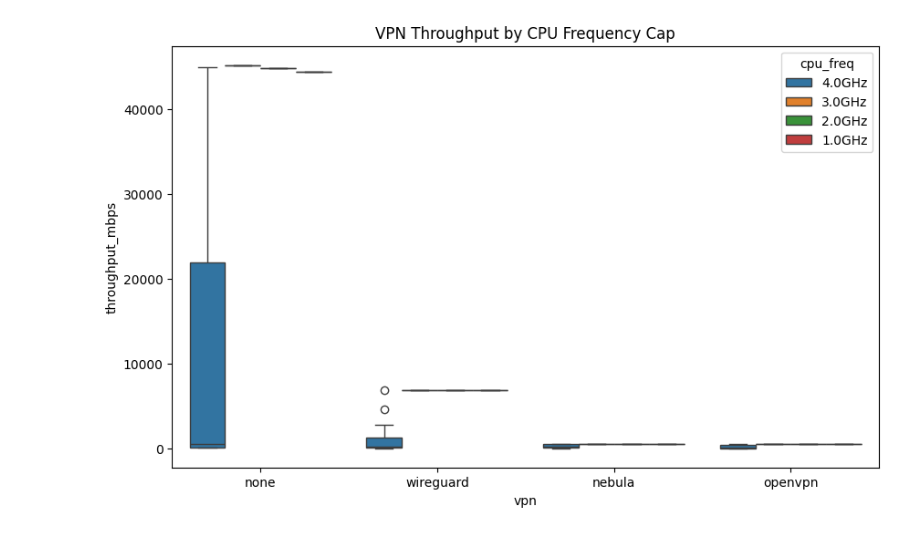
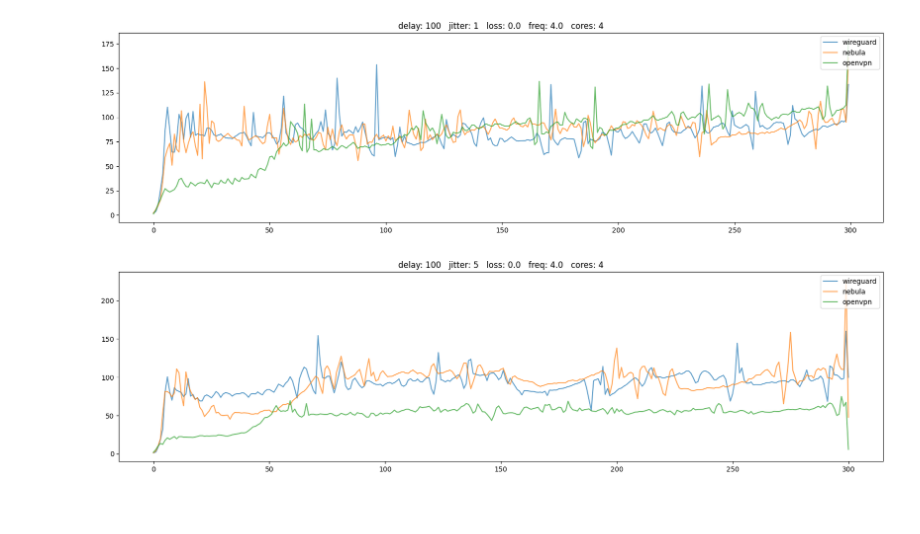
Before and after one commit to gq97a6/vpn_benchmark, a Jupyter notebook: process-results/parse.ipynb, the cells around one changed output. Drawn from its saved outputs; the diff is of its cells as text; code cells hidden in the pictures; blank space fills up the shorter version.

Commit message:
Partialy implemented results parsing.

```diff
--- a/process-results/parse.ipynb
+++ b/process-results/parse.ipynb
@@ -125,11 +123,0 @@ print(summary)
-# %%
-# In VPN Benchmarks, absolute throughput isn't everything. CPU Efficiency (Mbps per 1% of CPU usage) is a massive factor, especially for Wireguard vs OpenVPN.
-df['mbps_per_cpu_percent'] = df['throughput_mbps'] / df['avg_cpu_sar']
-# %%
-# Generates a beautiful Boxplot showing how different CPU frequencies cap throughput across protocols.
-plt.figure(figsize=(10, 6))
-sns.boxplot(data=df, x='vpn', y='throughput_mbps', hue='cpu_freq')
-plt.title("VPN Throughput by CPU Frequency Cap")
-plt.show()
-# %% [output]
-[figure, removed]
@@ -135,0 +140,44 @@ plt.show()
+# %%
+sdf = df[
+    (df['jitter_delta'] > 0)
+]
+
+palette={"none": "gray", "wireguard": "blue", "nebula": "orange", "openvpn": "green"}
+edges = np.arange(0, sdf['jitter_delta'].max() + 1, 1)
+
+g = sns.FacetGrid(sdf, row="vpn", hue="vpn",palette=palette, height=3, aspect=3.14, sharex=True)
+g.map(sns.histplot, "jitter_delta", bins=edges)
+g.set_axis_labels("VPN Jitter Amplification [miliseconds]", "Count")
+
+for ax in g.axes.flatten():
+    ax.set_xticks(np.arange(0, sdf['jitter_delta'].max() + 2, 1))
+    #ax.set_yticks(np.arange(0, 15, 1))
+    ax.grid(axis='y', alpha=0.3)
+    ax.grid(axis='x', alpha=0.3)
+
+plt.savefig(project_dir / "process-results" / "plot2.png")
+plt.close()
+# %%
+sdf = df[
+    (df['vpn'] != "none") &
+    ((df['jitter'] == 1) | (df['jitter'] == 5))
+]
+
+grouped = sdf.groupby(['delay', 'jitter', 'loss', 'cpu_freq', 'core_count'])
+
+for name, group in grouped:
+    fig, ax = plt.subplots(figsize=(20, 5))
+
+    for _, row in group.iterrows():
+        ax.plot(row['tcp_total'], alpha=0.7, label=f"{row['vpn']}")
+    ax.legend(loc='upper right')
+
+    title = "   "
+    for i, k in enumerate(("delay", "jitter", "loss", "freq", "cores")):
+        title += f"{k}: {name[i]}   "
+
+    plt.title(title)
+    plt.show()
+# %% [output]
+[figure, added]
+[figure, added]
```
Also changed, not shown: parts of 7 cells of this notebook.
